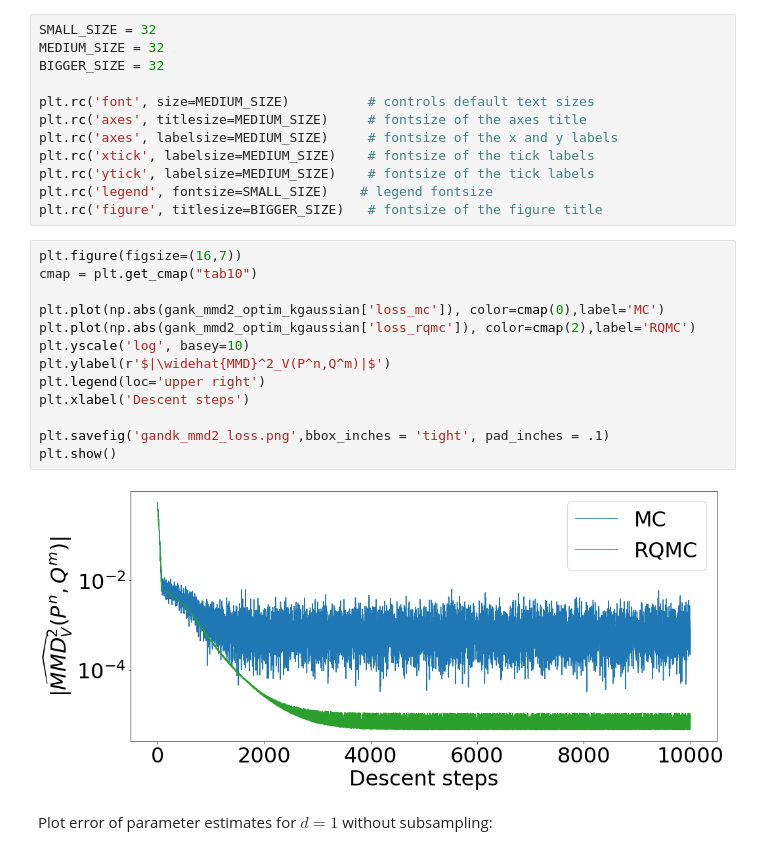
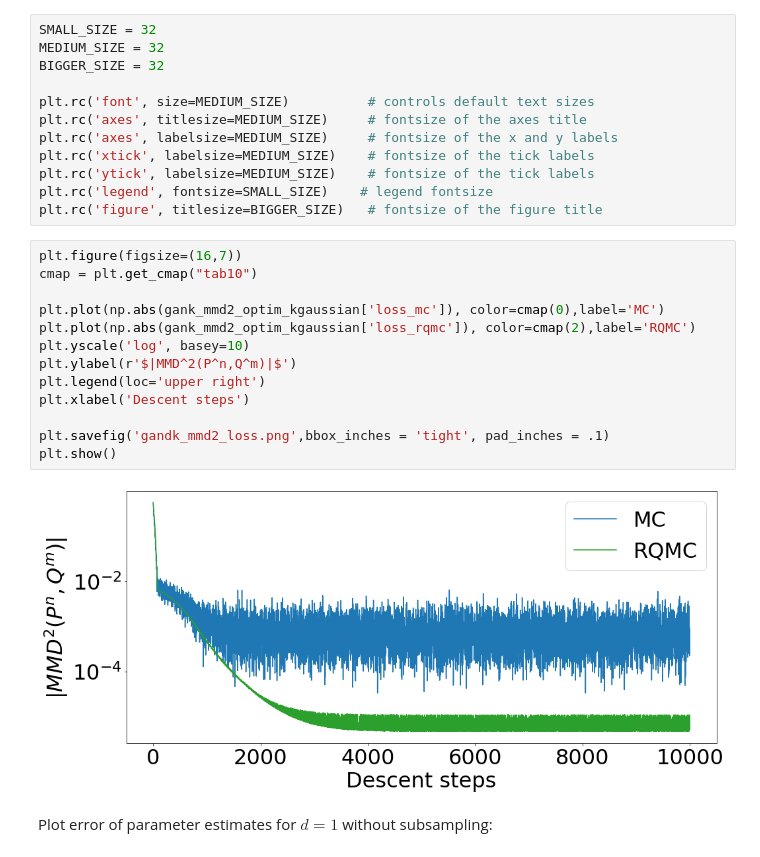
Before and after one commit to johannnamr/Discrepancy-based-inference-using-QMC, a Jupyter notebook: Visualisations/Inference.ipynb, the cells around one changed output. Drawn from its saved outputs; the diff is of its cells as text.

```diff
--- a/Visualisations/Inference.ipynb
+++ b/Visualisations/Inference.ipynb
@@ -815,18 +815,18 @@ plt.rc('figure', titlesize=BIGGER_SIZE)   # fontsize of the figure title
 # %%
 plt.figure(figsize=(16,7))
 cmap = plt.get_cmap("tab10")
 
 plt.plot(np.abs(gank_mmd2_optim_kgaussian['loss_mc']), color=cmap(0),label='MC')
 plt.plot(np.abs(gank_mmd2_optim_kgaussian['loss_rqmc']), color=cmap(2),label='RQMC')
 plt.yscale('log', basey=10)
-plt.ylabel(r'$|\widehat{MMD}^2_V(P^n,Q^m)|$')
+plt.ylabel(r'$|MMD^2(P^n,Q^m)|$')
 plt.legend(loc='upper right')
 plt.xlabel('Descent steps')
 
 plt.savefig('gandk_mmd2_loss.png',bbox_inches = 'tight', pad_inches = .1)
 plt.show()
 # %% [output]
-[figure, old version]
+[figure, new version]
 # %% [markdown]
 Plot error of parameter estimates for $d=1$ without subsampling:
 # %%
```
Also changed, not shown: parts of 9 cells of this notebook.
